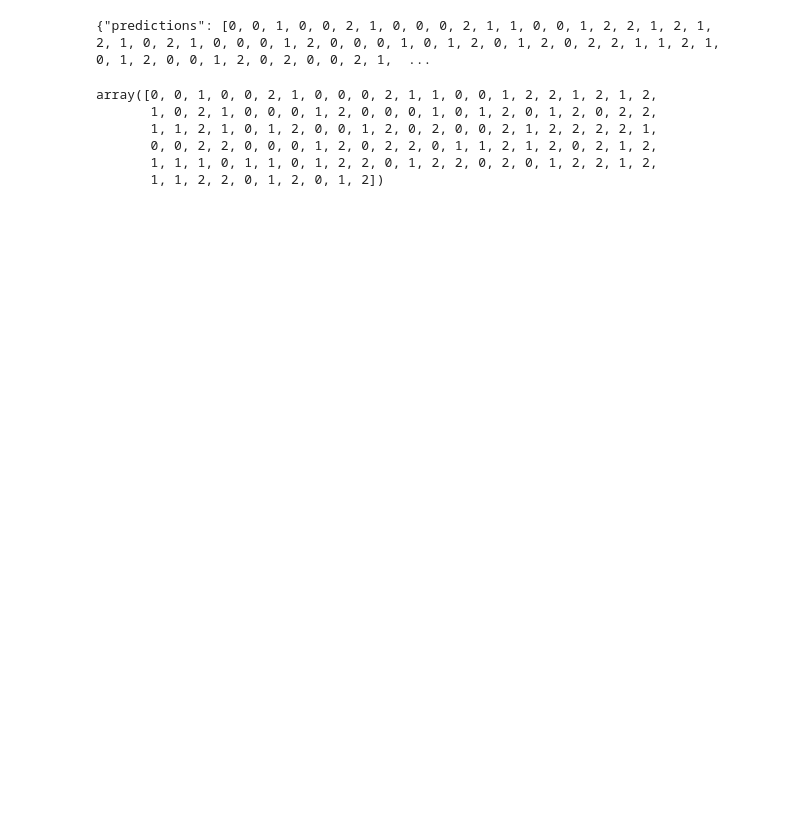
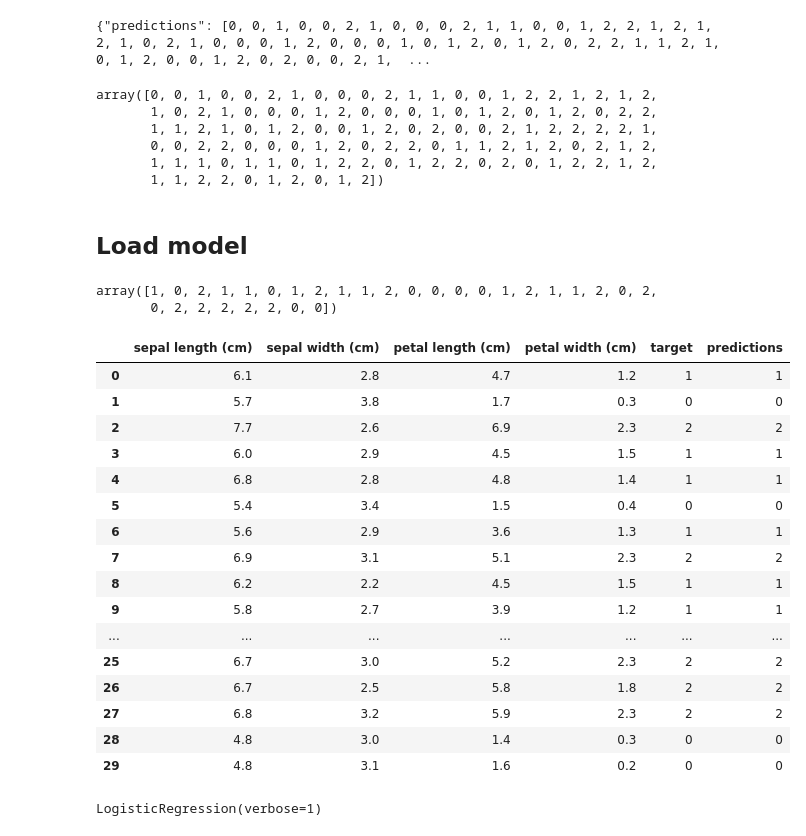
Before and after one commit to Ammar-Abdelhady-ai/MLOps-test, a Jupyter notebook: mlflow-files/mlproject1/test1.ipynb, the cells around one changed output. Drawn from its saved outputs; the diff is of its cells as text; code cells hidden in the pictures; blank space fills up the shorter version.

Commit message:
use register model

```diff
--- a/mlflow-files/mlproject1/test1.ipynb
+++ b/mlflow-files/mlproject1/test1.ipynb
@@ -124,3 +124,45 @@ array([0, 0, 1, 0, 0, 2, 1, 0, 0, 0, 2, 1, 1, 0, 0, 1, 2, 2, 1, 2, 1, 2,
        0, 0, 2, 2, 0, 0, 0, 1, 2, 0, 2, 2, 0, 1, 1, 2, 1, 2, 0, 2, 1, 2,
        1, 1, 1, 0, 1, 1, 0, 1, 2, 2, 0, 1, 2, 2, 0, 2, 0, 1, 2, 2, 1, 2,
        1, 1, 2, 2, 0, 1, 2, 0, 1, 2])
+# %% [markdown]
+## Load model
+# %%
+model = mlflow.pyfunc.load_model(model_info.model_uri)
+predictions = model.predict(X_test)
+predictions
+# %% [output]
+array([1, 0, 2, 1, 1, 0, 1, 2, 1, 1, 2, 0, 0, 0, 0, 1, 2, 1, 1, 2, 0, 2,
+       0, 2, 2, 2, 2, 2, 0, 0])
+# %%
+feature_names = datasets.load_iris()['feature_names']
+result = pd.DataFrame(data=X_test, columns=feature_names)
+result['target'] = y_test
+result['predictions'] = predictions
+result
+# %% [output]
+|  | sepal length (cm) | sepal width (cm) | petal length (cm) | petal width (cm) | target | predictions |
+| 0 | 6.1 | 2.8 | 4.7 | 1.2 | 1 | 1 |
+| 1 | 5.7 | 3.8 | 1.7 | 0.3 | 0 | 0 |
+| 2 | 7.7 | 2.6 | 6.9 | 2.3 | 2 | 2 |
+| 3 | 6.0 | 2.9 | 4.5 | 1.5 | 1 | 1 |
+| 4 | 6.8 | 2.8 | 4.8 | 1.4 | 1 | 1 |
+| 5 | 5.4 | 3.4 | 1.5 | 0.4 | 0 | 0 |
+| 6 | 5.6 | 2.9 | 3.6 | 1.3 | 1 | 1 |
+| 7 | 6.9 | 3.1 | 5.1 | 2.3 | 2 | 2 |
+| 8 | 6.2 | 2.2 | 4.5 | 1.5 | 1 | 1 |
+| 9 | 5.8 | 2.7 | 3.9 | 1.2 | 1 | 1 |
+| ... | ... | ... | ... | ... | ... | ... |
+| 25 | 6.7 | 3.0 | 5.2 | 2.3 | 2 | 2 |
+| 26 | 6.7 | 2.5 | 5.8 | 1.8 | 2 | 2 |
+| 27 | 6.8 | 3.2 | 5.9 | 2.3 | 2 | 2 |
+| 28 | 4.8 | 3.0 | 1.4 | 0.3 | 0 | 0 |
+| 29 | 4.8 | 3.1 | 1.6 | 0.2 | 0 | 0 |
+# %%
+model_name = "logistic_model"
+model_version = "latest"
+model_uri = f"models:/{model_name}/{model_version}"
+
+model = mlflow.sklearn.load_model(model_uri)
+model
+# %% [output]
+LogisticRegression(verbose=1)
```
Also changed, not shown: 2 other files.
